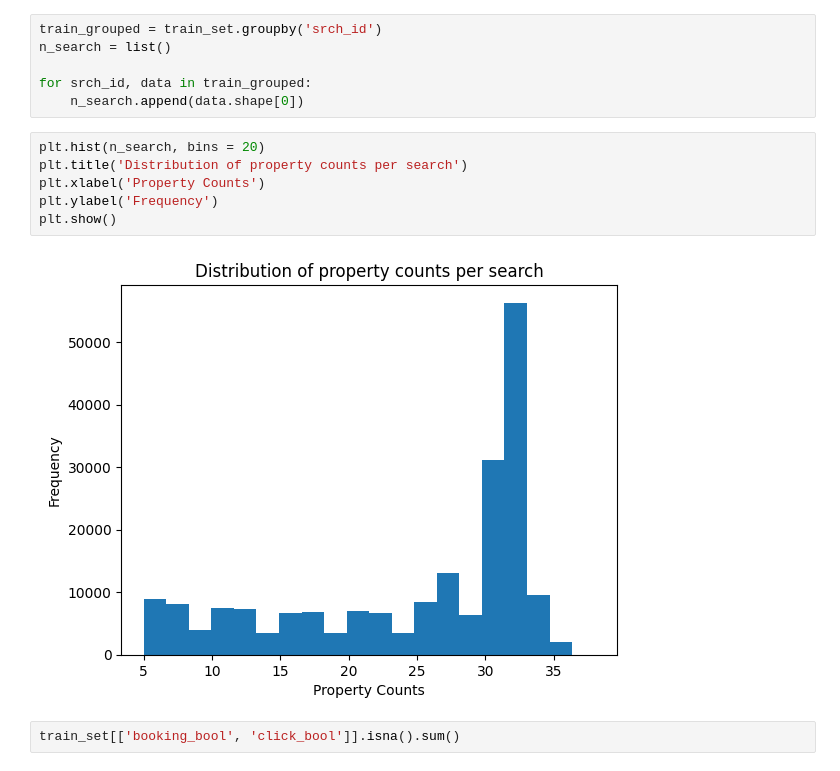
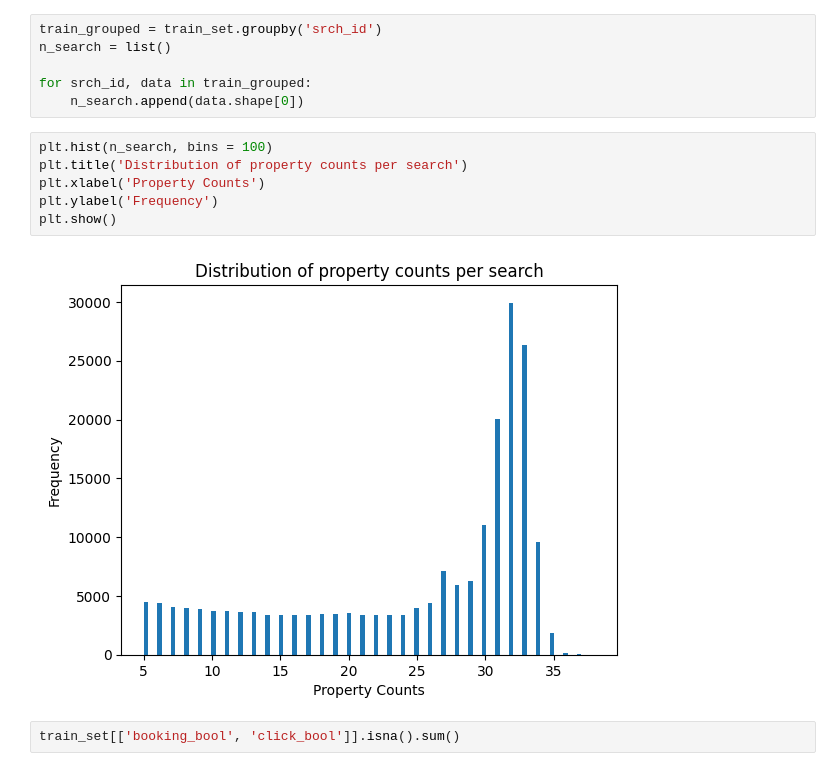
Before and after one commit to L42-AI/dmt-2, a Jupyter notebook: src/notebooks/eda.ipynb, the cells around one changed output. Saved outputs shown, nothing was run; the diff lists cells and outputs as text.

```diff
--- a/src/notebooks/eda.ipynb
+++ b/src/notebooks/eda.ipynb
@@ -129,13 +129,13 @@ n_search = list()
 for srch_id, data in train_grouped:
     n_search.append(data.shape[0])
 # %%
-plt.hist(n_search, bins = 20)
+plt.hist(n_search, bins = 100)
 plt.title('Distribution of property counts per search')
 plt.xlabel('Property Counts')
 plt.ylabel('Frequency')
 plt.show()
 # %% [output]
-[figure, old version]
+[figure, new version]
 # %%
 train_set[['booking_bool', 'click_bool']].isna().sum()
 # %% [output]
```
Also changed, not shown: parts of 10 cells of this notebook.
